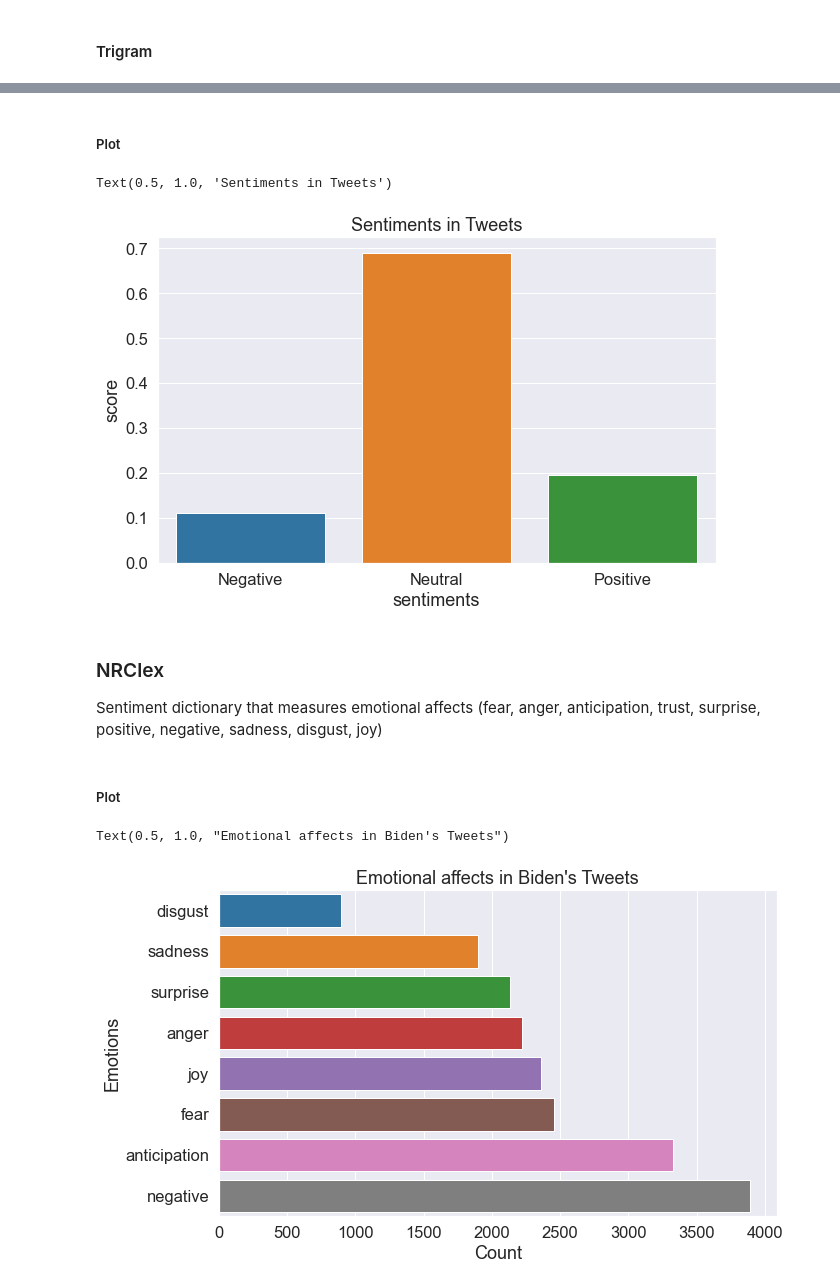
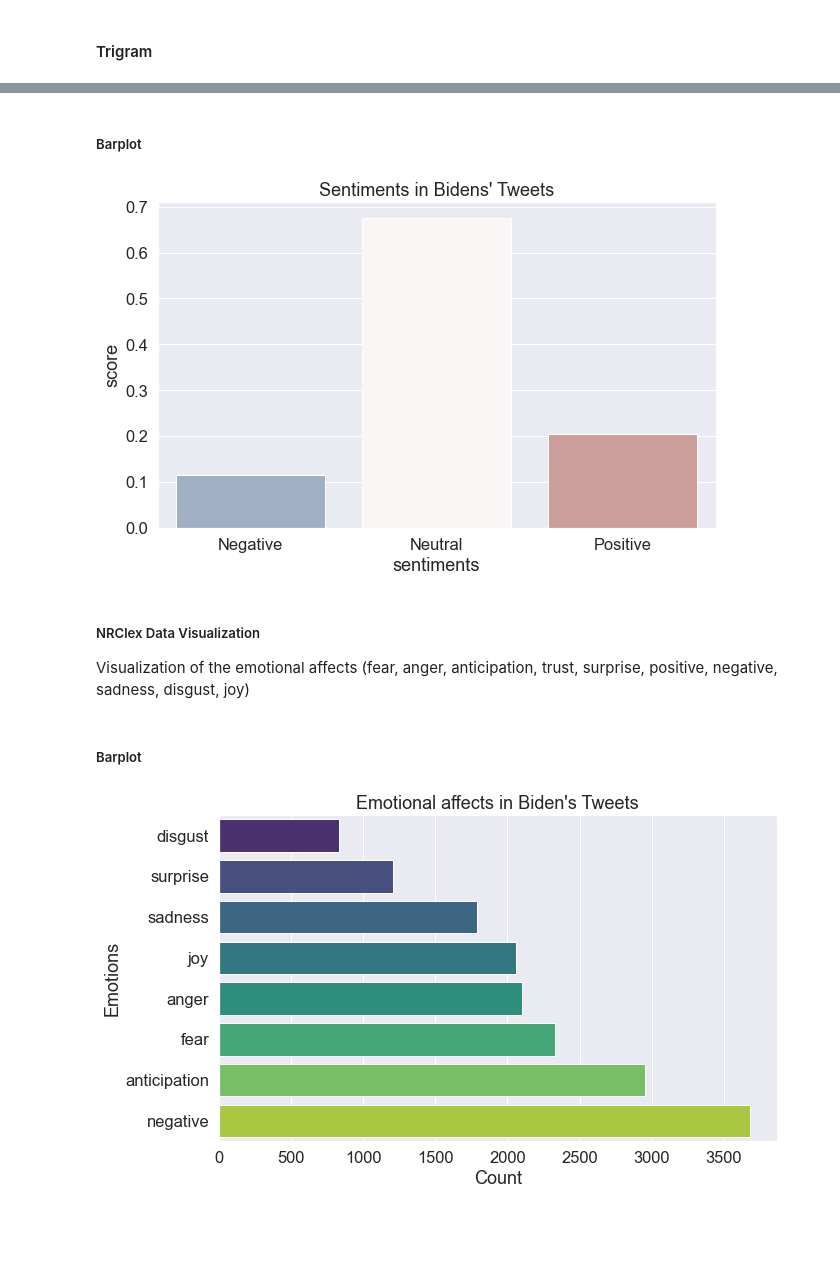
Before and after one commit to elzrd/cmhb-project-biden-tweet, a Jupyter notebook: Project.ipynb, the cells around one changed output, grey strips where cells are left out. Cells and saved outputs as stored; diff of their text form; code cells hidden in the pictures; blank space fills up the shorter version.

```diff
--- a/Project.ipynb
+++ b/Project.ipynb
@@ -263,17 +295,3 @@ count.most_common(10)
-# %%
-rare_word = 5
-
-Rarewords = set([i for (i, ic) in count.most_common()[:-rare_word:-1]])
-
-def del_rarewords(text):
-    """
-    function to remove the rare words
-    """
-    return " ".join([word for word in str(text).split() if word not in Rarewords])
-
-
-
-df['text_string'] = df['text_string'].apply(lambda T: del_rarewords(T))
 # %% [markdown]
 ### Token Normalization
 
@@ -497,7 +499,7 @@ Name: emotion, dtype: int64
 # %%
 sid = SentimentIntensityAnalyzer()
 # %%
-df['scores'] = df['lemma_text'].apply(lambda review: sid.polarity_scores(review))
+df['scores'] = df['lemmatization'].apply(lambda review: sid.polarity_scores(review))
 
 df['compound']  = df['scores'].apply(lambda score_dict: score_dict['compound'])
 
@@ -613,8 +619,0 @@ Text(0.5, 1.0, 'Unigram Analysis')
-# %%
-plt.figure(figsize = (10,6))
-sns.set_style('darkgrid')
-sns.set_context(context='notebook',font_scale=1.5)
-Unigram_word = text_ngrams(df.lemma_text,10,1)
-Unigram_word = dict(Unigram_word)
-sns.barplot(x=list(Unigram_word.values()),y=list(Unigram_word.keys()),palette = 'rainbow')
-plt.title('Unigram Analysis')
@@ -655,20 +651,20 @@ df_sen = df[['Negative','Neutral', 'Positive']]
 df_sen_avg = df_sen.mean().reset_index()
 df_sen_avg.columns = ['sentiments','score']
 # %% [markdown]
-##### Plot
+##### Barplot
 # %%
 plt.figure(figsize=(10,6))
 sns.set_style('darkgrid')
 sns.set_context(context='notebook',font_scale=1.5)
-sns.barplot(y='score', x='sentiments', data=df_sen_avg)
-plt.title('Sentiments in Tweets')
+sns.barplot(y='score', x='sentiments', data=df_sen_avg, palette='vlag')
+plt.title("Sentiments in Bidens' Tweets")
+plt.show()
 # %% [output]
-Text(0.5, 1.0, 'Sentiments in Tweets')
-[figure, old version]
+[figure, new version]
 # %% [markdown]
-### NRClex
+##### NRClex Data Visualization
 
-Sentiment dictionary that measures emotional affects (fear, anger, anticipation, trust, surprise, positive, negative, sadness, disgust, joy)
+Visualization of the emotional affects (fear, anger, anticipation, trust, surprise, positive, negative, sadness, disgust, joy)
 # %%
 def Review_emo(word):
     """
@@ -689,15 +685,15 @@ def Review_emo(word):
     return str_text
 
 
-rating_clean = Review_emo(df['lemma_text'])
+rating_clean = Review_emo(df['lemmatization'])
 # %% [markdown]
-##### Plot
+##### Barplot
 # %%
 plt.figure(figsize=(10,6))
 sns.set_style('darkgrid')
 sns.set_context(context='notebook',font_scale=1.5)
-sns.barplot(y='Emotions',x='Count',data=rating_clean[0:8],)
+sns.barplot(y='Emotions',x='Count',data=rating_clean[0:8], palette="viridis")
 plt.title("Emotional affects in Biden's Tweets")
+plt.show()
 # %% [output]
-Text(0.5, 1.0, "Emotional affects in Biden's Tweets")
-[figure, old version]
+[figure, new version]
```
Also changed, not shown: parts of 36 cells of this notebook, 1 other file.
